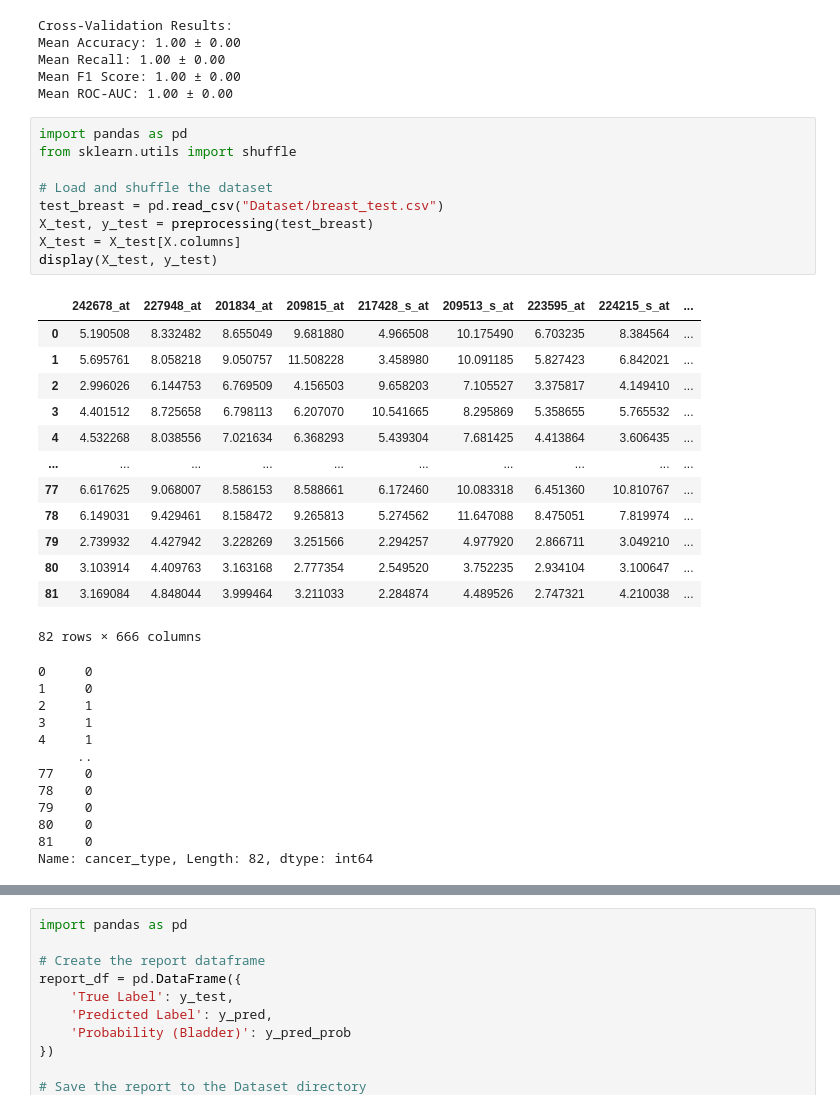
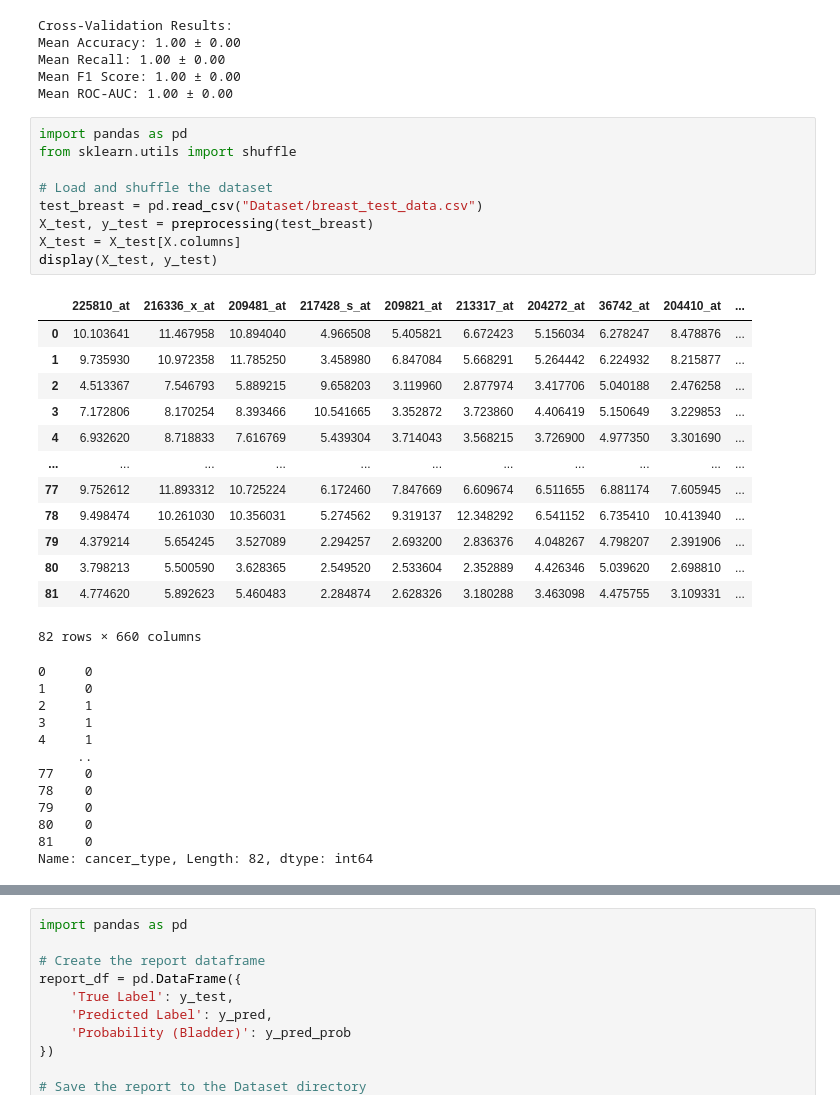
Before and after one commit to PhongCT1105/Cancer_Detector, a Jupyter notebook: Breast/Breast_Experiment.ipynb, the cells around one changed output, grey strips where cells are left out. Drawn from its saved outputs; the diff is of its cells as text.

```diff
--- a/Breast/Breast_Experiment.ipynb
+++ b/Breast/Breast_Experiment.ipynb
@@ -215,26 +216,26 @@ Mean ROC-AUC: 1.00 ± 0.00
 # %%
 import pandas as pd
 from sklearn.utils import shuffle
 
 # Load and shuffle the dataset
-test_breast = pd.read_csv("Dataset/breast_test.csv")
+test_breast = pd.read_csv("Dataset/breast_test_data.csv")
 X_test, y_test = preprocessing(test_breast)
 X_test = X_test[X.columns]
 display(X_test, y_test)
 # %% [output]
-|  | 242678_at | 227948_at | 201834_at | 209815_at | 217428_s_at | 209513_s_at | 223595_at | 224215_s_at | ... |
-| 0 | 5.190508 | 8.332482 | 8.655049 | 9.681880 | 4.966508 | 10.175490 | 6.703235 | 8.384564 | ... |
-| 1 | 5.695761 | 8.058218 | 9.050757 | 11.508228 | 3.458980 | 10.091185 | 5.827423 | 6.842021 | ... |
-| 2 | 2.996026 | 6.144753 | 6.769509 | 4.156503 | 9.658203 | 7.105527 | 3.375817 | 4.149410 | ... |
-| 3 | 4.401512 | 8.725658 | 6.798113 | 6.207070 | 10.541665 | 8.295869 | 5.358655 | 5.765532 | ... |
-| 4 | 4.532268 | 8.038556 | 7.021634 | 6.368293 | 5.439304 | 7.681425 | 4.413864 | 3.606435 | ... |
-| ... | ... | ... | ... | ... | ... | ... | ... | ... | ... |
-| 77 | 6.617625 | 9.068007 | 8.586153 | 8.588661 | 6.172460 | 10.083318 | 6.451360 | 10.810767 | ... |
-| 78 | 6.149031 | 9.429461 | 8.158472 | 9.265813 | 5.274562 | 11.647088 | 8.475051 | 7.819974 | ... |
-| 79 | 2.739932 | 4.427942 | 3.228269 | 3.251566 | 2.294257 | 4.977920 | 2.866711 | 3.049210 | ... |
-| 80 | 3.103914 | 4.409763 | 3.163168 | 2.777354 | 2.549520 | 3.752235 | 2.934104 | 3.100647 | ... |
-| 81 | 3.169084 | 4.848044 | 3.999464 | 3.211033 | 2.284874 | 4.489526 | 2.747321 | 4.210038 | ... |
+|  | 225810_at | 216336_x_at | 209481_at | 217428_s_at | 209821_at | 213317_at | 204272_at | 36742_at | 204410_at | ... |
+| 0 | 10.103641 | 11.467958 | 10.894040 | 4.966508 | 5.405821 | 6.672423 | 5.156034 | 6.278247 | 8.478876 | ... |
+| 1 | 9.735930 | 10.972358 | 11.785250 | 3.458980 | 6.847084 | 5.668291 | 5.264442 | 6.224932 | 8.215877 | ... |
+| 2 | 4.513367 | 7.546793 | 5.889215 | 9.658203 | 3.119960 | 2.877974 | 3.417706 | 5.040188 | 2.476258 | ... |
+| 3 | 7.172806 | 8.170254 | 8.393466 | 10.541665 | 3.352872 | 3.723860 | 4.406419 | 5.150649 | 3.229853 | ... |
+| 4 | 6.932620 | 8.718833 | 7.616769 | 5.439304 | 3.714043 | 3.568215 | 3.726900 | 4.977350 | 3.301690 | ... |
+| ... | ... | ... | ... | ... | ... | ... | ... | ... | ... | ... |
+| 77 | 9.752612 | 11.893312 | 10.725224 | 6.172460 | 7.847669 | 6.609674 | 6.511655 | 6.881174 | 7.605945 | ... |
+| 78 | 9.498474 | 10.261030 | 10.356031 | 5.274562 | 9.319137 | 12.348292 | 6.541152 | 6.735410 | 10.413940 | ... |
+| 79 | 4.379214 | 5.654245 | 3.527089 | 2.294257 | 2.693200 | 2.836376 | 4.048267 | 4.798207 | 2.391906 | ... |
+| 80 | 3.798213 | 5.500590 | 3.628365 | 2.549520 | 2.533604 | 2.352889 | 4.426346 | 5.039620 | 2.698810 | ... |
+| 81 | 4.774620 | 5.892623 | 5.460483 | 2.284874 | 2.628326 | 3.180288 | 3.463098 | 4.475755 | 3.109331 | ... |
-82 rows × 666 columns
+82 rows × 660 columns
 0     0
 1     0
 2     1
```
Also changed, not shown: parts of 7 cells of this notebook, 2 other files.
